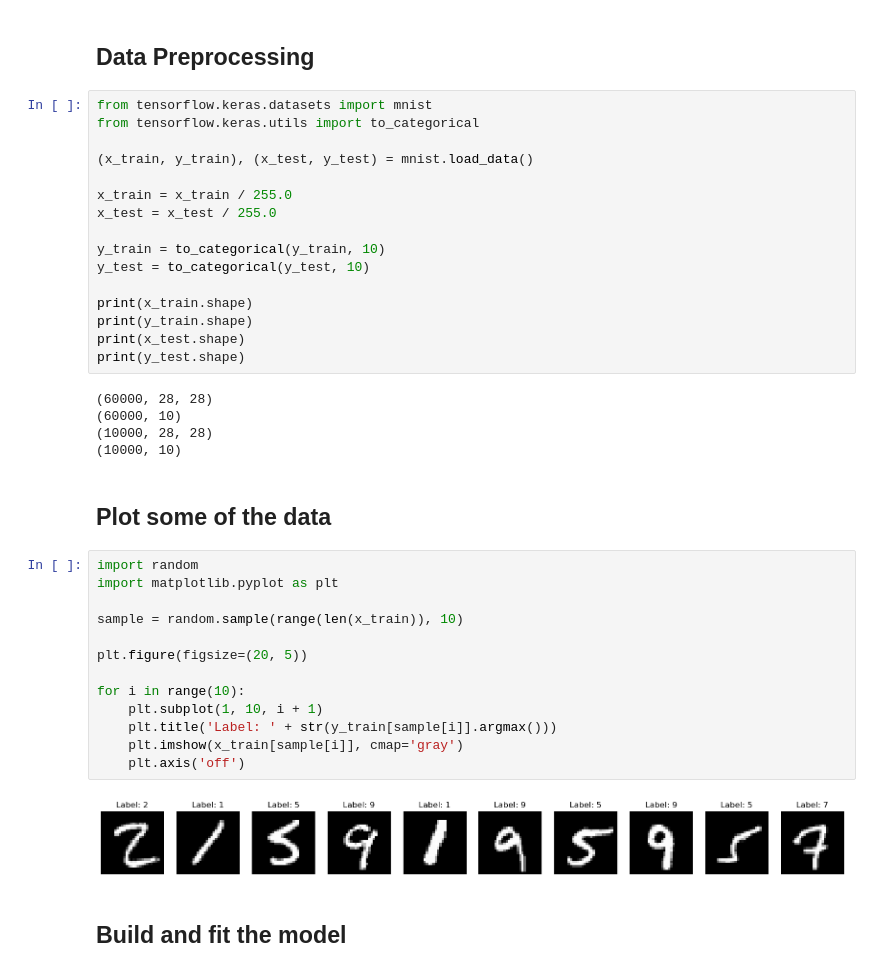
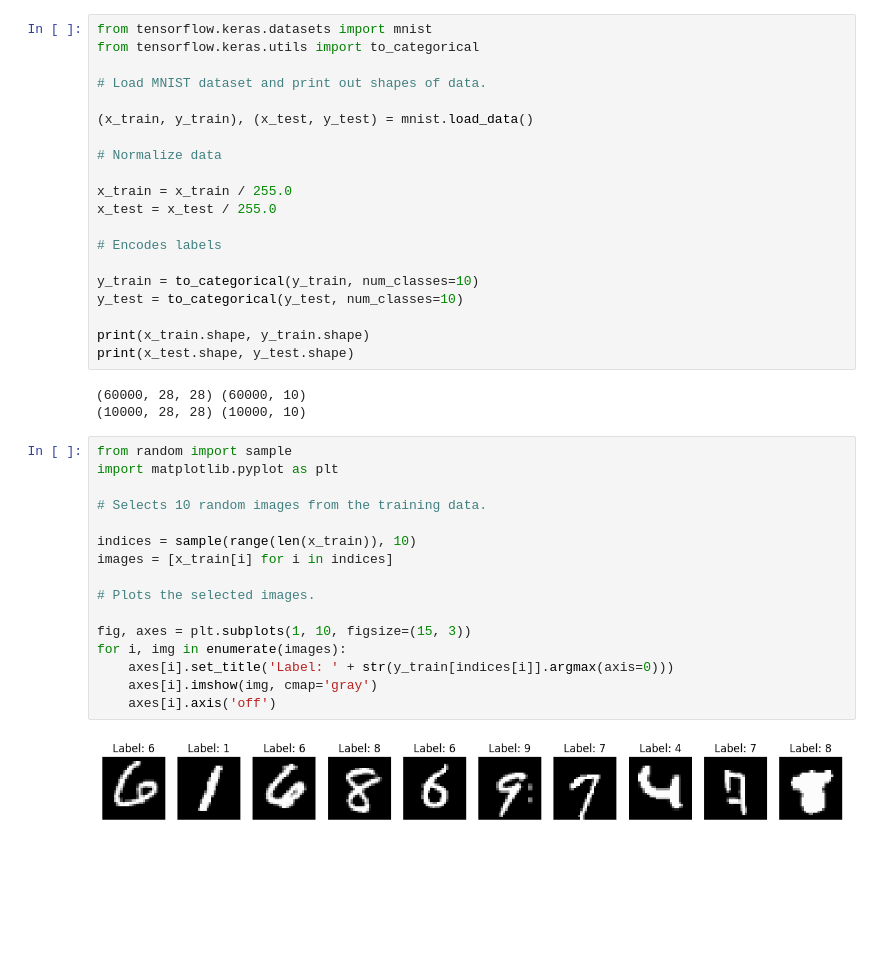
Before and after one commit to RyanGarfinkel/DigitRecognizer, a Jupyter notebook: model.ipynb, the cells around one changed output. Saved outputs shown, nothing was run; the diff lists cells and outputs as text; blank space fills up the shorter version.

```diff
--- a/model.ipynb
+++ b/model.ipynb
@@ -1,44 +1,43 @@
-# %% [markdown]
-## Data Preprocessing
 # %%
 from tensorflow.keras.datasets import mnist
 from tensorflow.keras.utils import to_categorical
 
+# Load MNIST dataset and print out shapes of data.
+
 (x_train, y_train), (x_test, y_test) = mnist.load_data()
+
+# Normalize data
 
 x_train = x_train / 255.0
 x_test = x_test / 255.0
 
-y_train = to_categorical(y_train, 10)
-y_test = to_categorical(y_test, 10)
+# Encodes labels
 
-print(x_train.shape)
-print(y_train.shape)
-print(x_test.shape)
-print(y_test.shape)
+y_train = to_categorical(y_train, num_classes=10)
+y_test = to_categorical(y_test, num_classes=10)
+
+print(x_train.shape, y_train.shape)
+print(x_test.shape, y_test.shape)
 # %% [output]
-(60000, 28, 28)
-(60000, 10)
-(10000, 28, 28)
-(10000, 10)
+(60000, 28, 28) (60000, 10)
+(10000, 28, 28) (10000, 10)
-# %% [markdown]
-## Plot some of the data
 # %%
-import random
+from random import sample
 import matplotlib.pyplot as plt
 
-sample = random.sample(range(len(x_train)), 10)
+# Selects 10 random images from the training data.
 
-plt.figure(figsize=(20, 5))
+indices = sample(range(len(x_train)), 10)
+images = [x_train[i] for i in indices]
 
-for i in range(10):
-    plt.subplot(1, 10, i + 1)
-    plt.title('Label: ' + str(y_train[sample[i]].argmax()))
-    plt.imshow(x_train[sample[i]], cmap='gray')
-    plt.axis('off')
+# Plots the selected images.
+
+fig, axes = plt.subplots(1, 10, figsize=(15, 3))
+for i, img in enumerate(images):
+    axes[i].set_title('Label: ' + str(y_train[indices[i]].argmax(axis=0)))
+    axes[i].imshow(img, cmap='gray')
+    axes[i].axis('off')
 # %% [output]
-[figure, old version]
+[figure, new version]
-# %% [markdown]
-## Build and fit the model
 # %%
 from tensorflow.keras.models import Sequential
```
Also changed, not shown: parts of 8 cells of this notebook, 2 other files.
